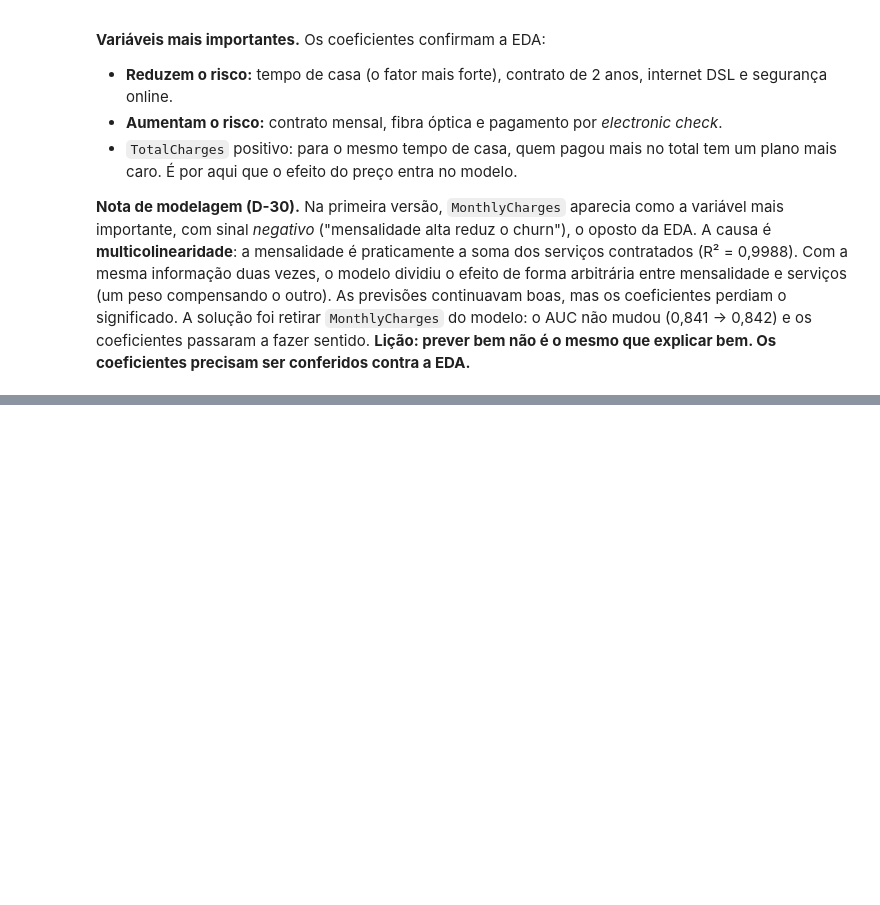
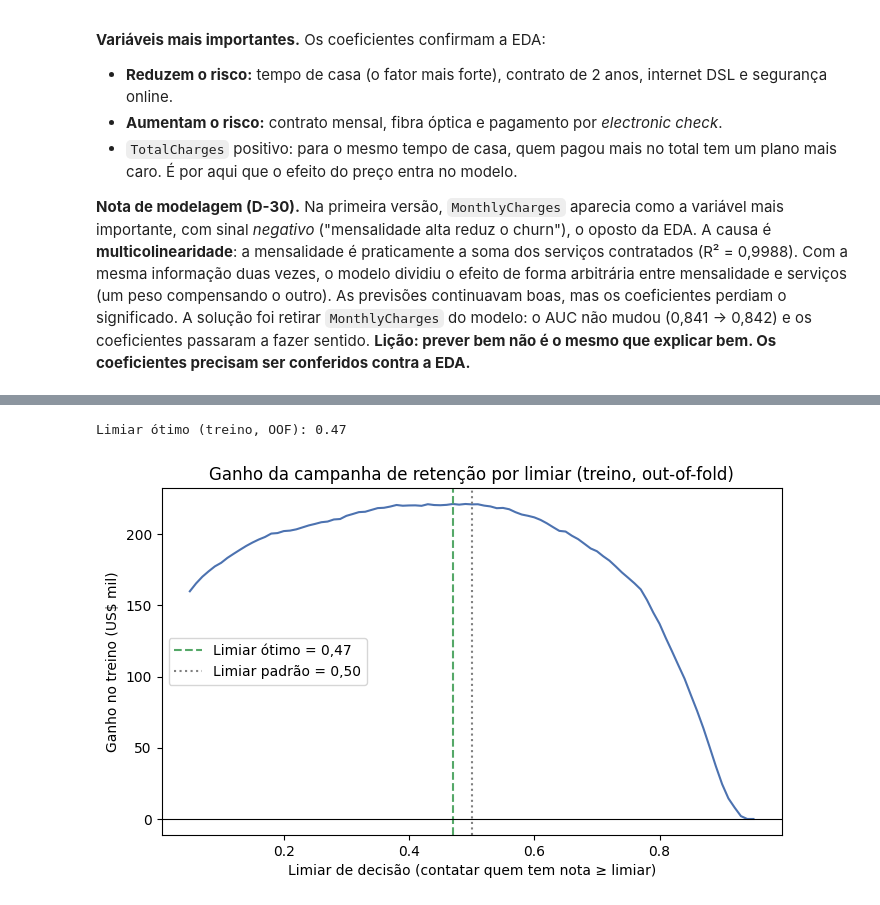
Before and after one commit to FranciscoGSilverio/C318_ML, a Jupyter notebook: churn.ipynb, the cells around one changed output, grey strips where cells are left out. Saved outputs shown, nothing was run; the diff lists cells and outputs as text; code cells hidden in the pictures; blank space fills up the shorter version.

Commit message:
feat(T05): adiciona premissas financeiras e escolha do limiar ótimo (figura 5)

```diff
--- a/churn.ipynb
+++ b/churn.ipynb
@@ -285,0 +296,45 @@ plt.show()
+# %%
+# Premissas financeiras (D-20): mude aqui e reexecute o notebook
+MESES_VALOR = 12      # valor do cliente retido = 12 mensalidades
+TAXA_SUCESSO = 0.30   # 30% dos churns contatados acabam ficando
+CUSTO_CONTATO = 50    # US$ por cliente contatado
+# %%
+from sklearn.model_selection import cross_val_predict
+
+# MonthlyCharges saiu do modelo (D-30), mas continua no df para calcular o valor do cliente
+monthly_train = df.loc[X_train.index, 'MonthlyCharges'].values
+monthly_test = df.loc[X_test.index, 'MonthlyCharges'].values
+
+def ganho(y, contatar, monthly, taxa=TAXA_SUCESSO, custo=CUSTO_CONTATO):
+    """Ganho em US$ de contatar os clientes marcados em `contatar` (array booleano)."""
+    vp = contatar & (y == 1)                      # churns que a campanha alcança
+    return (monthly[vp] * MESES_VALOR * taxa).sum() - contatar.sum() * custo
+
+# Probabilidades out-of-fold: cada cliente do treino é previsto por um modelo que não o viu
+proba_oof = cross_val_predict(modelo_final, X_train, y_train, cv=cv, method='predict_proba')[:, 1]
+limiares = np.round(np.arange(0.05, 0.96, 0.01), 2)
+
+def escolher_limiar(taxa=TAXA_SUCESSO, custo=CUSTO_CONTATO):
+    """Limiar que maximiza o ganho no treino (OOF), e a curva de ganho completa."""
+    ganhos = np.array([ganho(y_train.values, proba_oof >= t, monthly_train, taxa, custo)
+                       for t in limiares])
+    return limiares[ganhos.argmax()], ganhos
+
+limiar_otimo, ganhos_oof = escolher_limiar()
+print(f'Limiar ótimo (treino, OOF): {limiar_otimo:.2f}')
+# %% [output]
+Limiar ótimo (treino, OOF): 0.47
+# %%
+fig, ax = plt.subplots(figsize=(8, 4.5))
+ax.plot(limiares, ganhos_oof / 1000, color='#4C72B0')
+ax.axvline(limiar_otimo, color='#55A868', ls='--', label=f'Limiar ótimo = {limiar_otimo:.2f}'.replace('.', ','))
+ax.axvline(0.5, color='gray', ls=':', label='Limiar padrão = 0,50')
+ax.axhline(0, color='black', lw=0.8)
+ax.set_xlabel('Limiar de decisão (contatar quem tem nota ≥ limiar)')
+ax.set_ylabel('Ganho no treino (US$ mil)')
+ax.set_title('Ganho da campanha de retenção por limiar (treino, out-of-fold)')
+ax.legend()
+fig.savefig('figures/05_ganho_por_limiar.png', dpi=150, bbox_inches='tight')
+plt.show()
+# %% [output]
+[figure, added]
```
Also changed, not shown: parts of 1 cell of this notebook, 1 other file.
